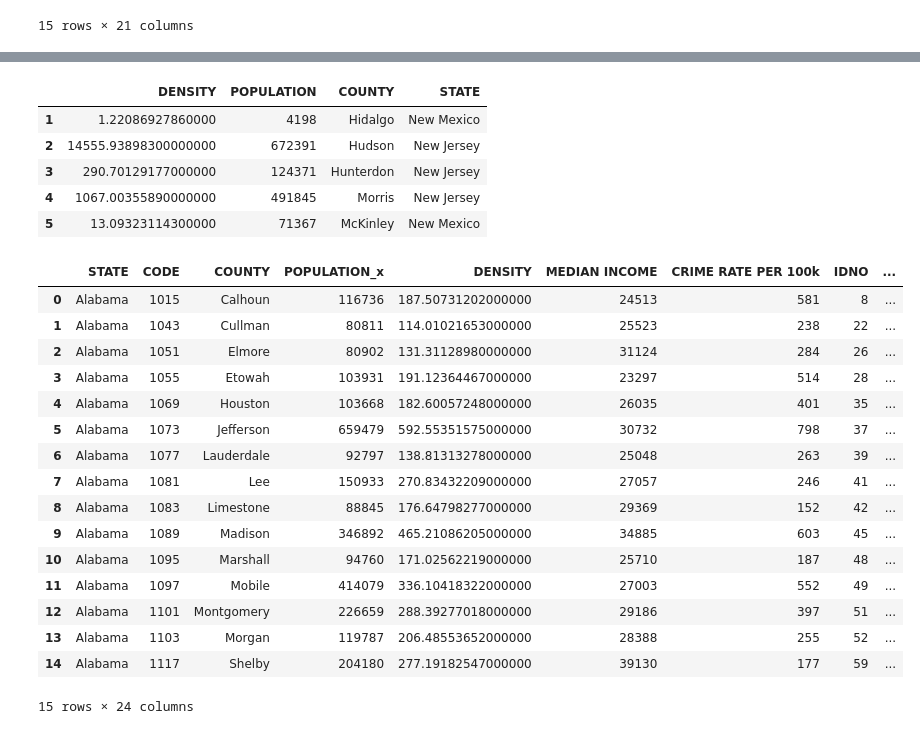
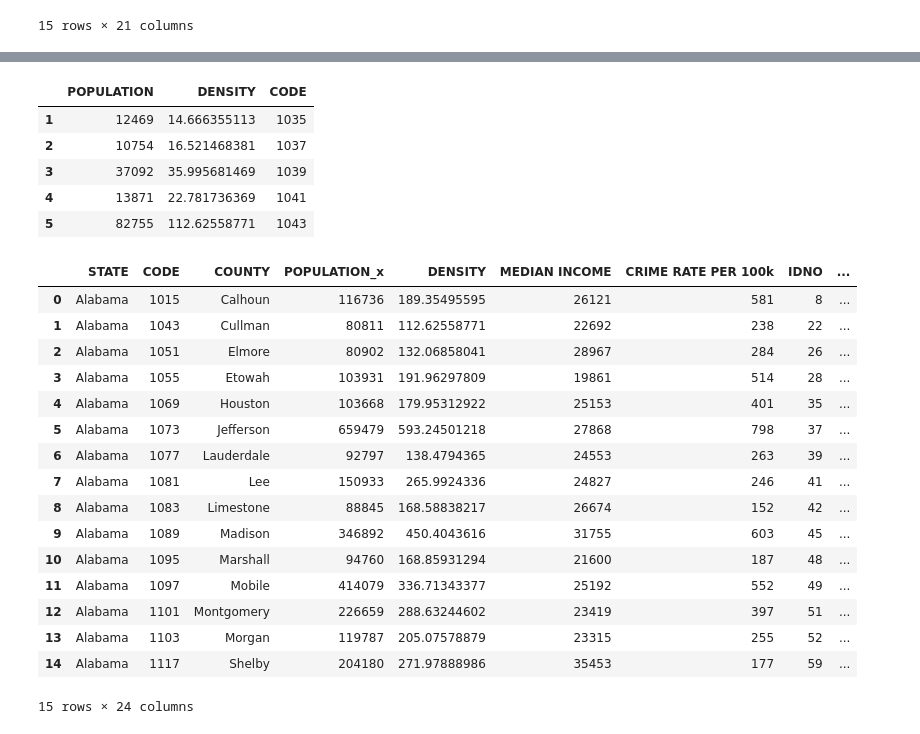
Before and after one commit to melindaeudy/Project_1, a Jupyter notebook: Project_1.ipynb, the cells around one changed output, grey strips where cells are left out. Saved outputs shown, nothing was run; the diff lists cells and outputs as text; code cells hidden in the pictures.

```diff
--- a/Project_1.ipynb
+++ b/Project_1.ipynb
@@ -258,13 +258,18 @@ Crime_df.head(15)
 # Bring in data from the US census per county
 #------population density per county
 #------median income per county
-response = requests.get(f'https://api.census.gov/data/2019/pep/population?get=DENSITY,POP,NAME&for=county:*').json()
+response = requests.get(f'https://api.census.gov/data/2017/pep/population?get=POP,DENSITY&for=county:*').json()
 
 # locate the first row and make it the column name and then drop row 0
 county_dens_df = pd.DataFrame(response)
 county_dens_df.columns = county_dens_df.iloc[0]
 county_dens_df = county_dens_df.drop([0])
 
+county_dens_df["state"] = county_dens_df["state"].apply(str)
+county_dens_df["county"] = county_dens_df["county"].apply(str)
+county_dens_df["county"] = county_dens_df["county"].apply(lambda x: x.zfill(3))
+county_dens_df["CODE"] = county_dens_df[["state", "county"]].agg("".join, axis=1)
+
 # delete and null info and reset the index
 county_dens_df = county_dens_df.dropna(how='any')
 county_dens_df.head(15)
@@ -288,29 +293,30 @@ county_dens_df.head(15)
 # %%
 # create new columns for County and State
 # ----Remove Columns: NAME, state, county
 #-----Change column names to match merged UCR Crime data
 #-----Remove word "County" in County name
-county_dens_df['County Name'] = county_dens_df['NAME'].str.split(', ').apply(lambda x: x[0])
-county_dens_df['State Name'] = county_dens_df['NAME'].str.split(', ').apply(lambda x: x[-1])
-county_dens_df['County Name'] = county_dens_df['NAME'].str.split(' ').apply(lambda x: x[0])
-county_dens_df.drop(columns = ["NAME", "state", "county"], inplace = True)
-county_dens_df.rename(columns={"County Name":"COUNTY", "State Name":"STATE", "POP": "POPULATION"}, inplace = True)
+# county_dens_df['County Name'] = county_dens_df['NAME'].str.split(', ').apply(lambda x: x[0])
+# county_dens_df['State Name'] = county_dens_df['NAME'].str.split(', ').apply(lambda x: x[-1])
+# county_dens_df['County Name'] = county_dens_df['NAME'].str.split(' ').apply(lambda x: x[0])
+county_dens_df.drop(columns = ["state", "county"], inplace = True)
+county_dens_df.rename(columns={"POP": "POPULATION"}, inplace = True)
 county_dens_df["POPULATION"] = county_dens_df["POPULATION"].apply("int64")
+county_dens_df["CODE"] = county_dens_df["CODE"].apply("int64")
 county_dens_df.head()
 # %% [output]
-|  | DENSITY | POPULATION | COUNTY | STATE |
-| 1 | 1.22086927860000 | 4198 | Hidalgo | New Mexico |
-| 2 | 14555.93898300000000 | 672391 | Hudson | New Jersey |
-| 3 | 290.70129177000000 | 124371 | Hunterdon | New Jersey |
-| 4 | 1067.00355890000000 | 491845 | Morris | New Jersey |
-| 5 | 13.09323114300000 | 71367 | McKinley | New Mexico |
+|  | POPULATION | DENSITY | CODE |
+| 1 | 12469 | 14.666355113 | 1035 |
+| 2 | 10754 | 16.521468381 | 1037 |
+| 3 | 37092 | 35.995681469 | 1039 |
+| 4 | 13871 | 22.781736369 | 1041 |
+| 5 | 82755 | 112.62558771 | 1043 |
 # %%
 # Merge Codebook_County_Codes.csv into UCR_Crime_Rates_by_County.csv
 # Move Density and Population to front of chart
-merged_Crime_df = pd.merge(Crime_df, county_dens_df, on=["STATE", "COUNTY"], how = "left")
+merged_Crime_df = pd.merge(Crime_df, county_dens_df, on=["CODE"], how = "right")
 collist = merged_Crime_df.columns.tolist()
 collist.insert(4, collist.pop(collist.index("DENSITY")))
-#collist.insert(5, collist.pop(collist.index("POPULATION")))
+# collist.insert(5, collist.pop(collist.index("POPULATION")))
 merged_Crime_df = merged_Crime_df.reindex(columns = collist)
 
 # delete and null info and reset the index
@@ -319,19 +325,19 @@ merged_Crime_df.reset_index()
 merged_Crime_df.head(15)
 # %% [output]
 |  | STATE | CODE | COUNTY | POPULATION_x | DENSITY | MEDIAN INCOME | CRIME RATE PER 100k | IDNO | ... |
-| 0 | Alabama | 1015 | Calhoun | 116736 | 187.50731202000000 | 24513 | 581 | 8 | ... |
-| 1 | Alabama | 1043 | Cullman | 80811 | 114.01021653000000 | 25523 | 238 | 22 | ... |
-| 2 | Alabama | 1051 | Elmore | 80902 | 131.31128980000000 | 31124 | 284 | 26 | ... |
-| 3 | Alabama | 1055 | Etowah | 103931 | 191.12364467000000 | 23297 | 514 | 28 | ... |
-| 4 | Alabama | 1069 | Houston | 103668 | 182.60057248000000 | 26035 | 401 | 35 | ... |
-| 5 | Alabama | 1073 | Jefferson | 659479 | 592.55351575000000 | 30732 | 798 | 37 | ... |
-| 6 | Alabama | 1077 | Lauderdale | 92797 | 138.81313278000000 | 25048 | 263 | 39 | ... |
-| 7 | Alabama | 1081 | Lee | 150933 | 270.83432209000000 | 27057 | 246 | 41 | ... |
-| 8 | Alabama | 1083 | Limestone | 88845 | 176.64798277000000 | 29369 | 152 | 42 | ... |
-| 9 | Alabama | 1089 | Madison | 346892 | 465.21086205000000 | 34885 | 603 | 45 | ... |
-| 10 | Alabama | 1095 | Marshall | 94760 | 171.02562219000000 | 25710 | 187 | 48 | ... |
-| 11 | Alabama | 1097 | Mobile | 414079 | 336.10418322000000 | 27003 | 552 | 49 | ... |
-| 12 | Alabama | 1101 | Montgomery | 226659 | 288.39277018000000 | 29186 | 397 | 51 | ... |
-| 13 | Alabama | 1103 | Morgan | 119787 | 206.48553652000000 | 28388 | 255 | 52 | ... |
-| 14 | Alabama | 1117 | Shelby | 204180 | 277.19182547000000 | 39130 | 177 | 59 | ... |
+| 0 | Alabama | 1015 | Calhoun | 116736 | 189.35495595 | 26121 | 581 | 8 | ... |
+| 1 | Alabama | 1043 | Cullman | 80811 | 112.62558771 | 22692 | 238 | 22 | ... |
+| 2 | Alabama | 1051 | Elmore | 80902 | 132.06858041 | 28967 | 284 | 26 | ... |
+| 3 | Alabama | 1055 | Etowah | 103931 | 191.96297809 | 19861 | 514 | 28 | ... |
+| 4 | Alabama | 1069 | Houston | 103668 | 179.95312922 | 25153 | 401 | 35 | ... |
+| 5 | Alabama | 1073 | Jefferson | 659479 | 593.24501218 | 27868 | 798 | 37 | ... |
+| 6 | Alabama | 1077 | Lauderdale | 92797 | 138.4794365 | 24553 | 263 | 39 | ... |
+| 7 | Alabama | 1081 | Lee | 150933 | 265.9924336 | 24827 | 246 | 41 | ... |
+| 8 | Alabama | 1083 | Limestone | 88845 | 168.58838217 | 26674 | 152 | 42 | ... |
+| 9 | Alabama | 1089 | Madison | 346892 | 450.4043616 | 31755 | 603 | 45 | ... |
+| 10 | Alabama | 1095 | Marshall | 94760 | 168.85931294 | 21600 | 187 | 48 | ... |
+| 11 | Alabama | 1097 | Mobile | 414079 | 336.71343377 | 25192 | 552 | 49 | ... |
+| 12 | Alabama | 1101 | Montgomery | 226659 | 288.63244602 | 23419 | 397 | 51 | ... |
+| 13 | Alabama | 1103 | Morgan | 119787 | 205.07578879 | 23315 | 255 | 52 | ... |
+| 14 | Alabama | 1117 | Shelby | 204180 | 271.97888986 | 35453 | 177 | 59 | ... |
 15 rows × 24 columns
```
Also changed, not shown: parts of 4 cells of this notebook.
